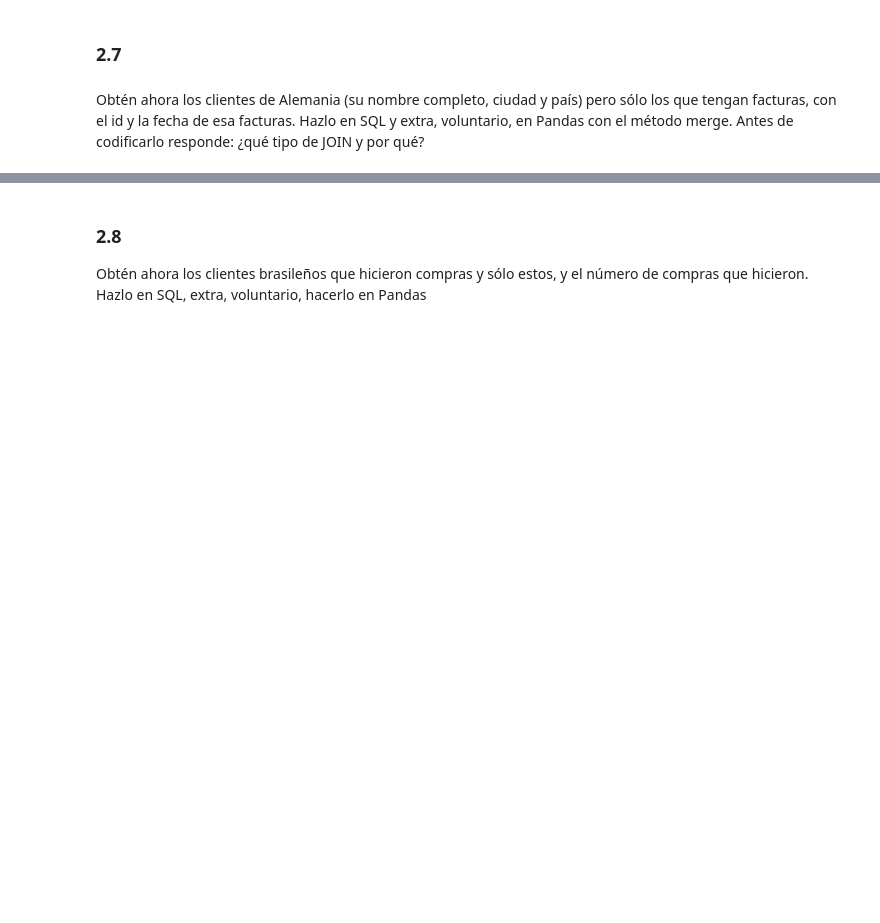
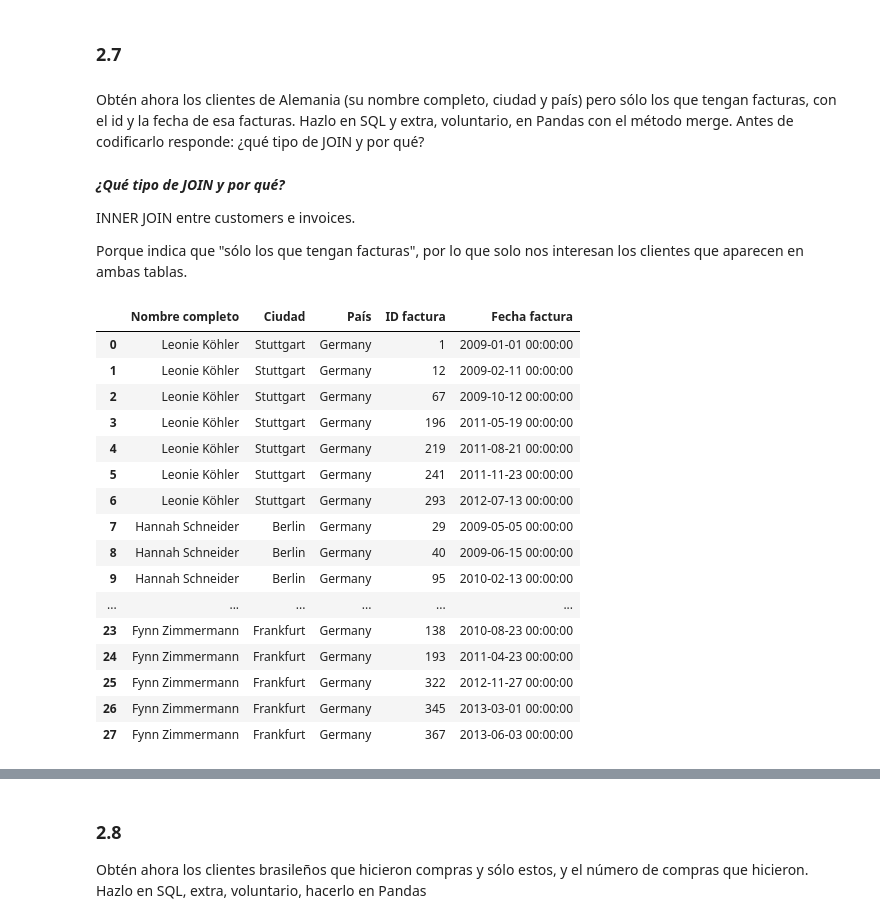
Before and after one commit to lucia-adreina-vetrano/TB-Lucia, a Jupyter notebook: 03_Data_Analysis/Sprint_06/Unidad_01_Procesado_Datos_Internos_BBDD/03_Practica_Obligatoria/18_Practica_Obligatoria_SQL.ipynb, the cells around one changed output, grey strips where cells are left out. Drawn from its saved outputs; the diff is of its cells as text; code cells hidden in the pictures; blank space fills up the shorter version.

```diff
--- a/03_Data_Analysis/Sprint_06/Unidad_01_Procesado_Datos_Internos_BBDD/03_Practica_Obligatoria/18_Practica_Obligatoria_SQL.ipynb
+++ b/03_Data_Analysis/Sprint_06/Unidad_01_Procesado_Datos_Internos_BBDD/03_Practica_Obligatoria/18_Practica_Obligatoria_SQL.ipynb
@@ -14,4 +17,16 @@ Importa los paquetes y módulos que necesites a lo largo del notebook
 # %% [markdown]
 Conectate a la base de datos "Chinook.db" que ya conoces y está en la ruta "./data/chinook.db". Sobre esa conexión crea un cursor para acceder a ella.
+# %%
+connection = sqlite3.connect("./data/chinook.db")
+po_cursor = connection.cursor()
 # %% [markdown]
 Si quieres, crea una función que te simplifique la ejecución de queries, usa la que has visto en los workouts o bien una que esté basada en pd.read_sql
+# %%
+def sql_query(query):
+    po_cursor.execute(query)
+    ans = po_cursor.fetchall()
+    names = [description[0] for description in po_cursor.description]
+    return pd.DataFrame(ans,columns=names)
+
+query = "SELECT name FROM sqlite_master WHERE type='table'" # comprobación de que todo vaya OK
+sql_query(query)
@@ -128,0 +417,35 @@ Obtén ahora los clientes de Alemania (su nombre completo, ciudad y país) pero
+# %% [markdown]
+***¿Qué tipo de JOIN y por qué?***
+
+INNER JOIN entre customers e invoices.
+
+Porque indica que "sólo los que tengan facturas", por lo que solo nos interesan los clientes que aparecen en ambas tablas.
+# %%
+# SQL
+query = '''
+SELECT CONCAT(a.FirstName, " ", a.LastName)  "Nombre completo", a.City "Ciudad", a.Country "País", b.InvoiceId "ID factura", b.InvoiceDate "Fecha factura"
+FROM customers a
+INNER JOIN invoices b
+ON a.CustomerId = b.CustomerId
+WHERE a.Country = "Germany"
+ORDER BY a.LastName, b.InvoiceDate
+'''
+sql_query(query)
+# %% [output]
+|  | Nombre completo | Ciudad | País | ID factura | Fecha factura |
+| 0 | Leonie Köhler | Stuttgart | Germany | 1 | 2009-01-01 00:00:00 |
+| 1 | Leonie Köhler | Stuttgart | Germany | 12 | 2009-02-11 00:00:00 |
+| 2 | Leonie Köhler | Stuttgart | Germany | 67 | 2009-10-12 00:00:00 |
+| 3 | Leonie Köhler | Stuttgart | Germany | 196 | 2011-05-19 00:00:00 |
+| 4 | Leonie Köhler | Stuttgart | Germany | 219 | 2011-08-21 00:00:00 |
+| 5 | Leonie Köhler | Stuttgart | Germany | 241 | 2011-11-23 00:00:00 |
+| 6 | Leonie Köhler | Stuttgart | Germany | 293 | 2012-07-13 00:00:00 |
+| 7 | Hannah Schneider | Berlin | Germany | 29 | 2009-05-05 00:00:00 |
+| 8 | Hannah Schneider | Berlin | Germany | 40 | 2009-06-15 00:00:00 |
+| 9 | Hannah Schneider | Berlin | Germany | 95 | 2010-02-13 00:00:00 |
+| ... | ... | ... | ... | ... | ... |
+| 23 | Fynn Zimmermann | Frankfurt | Germany | 138 | 2010-08-23 00:00:00 |
+| 24 | Fynn Zimmermann | Frankfurt | Germany | 193 | 2011-04-23 00:00:00 |
+| 25 | Fynn Zimmermann | Frankfurt | Germany | 322 | 2012-11-27 00:00:00 |
+| 26 | Fynn Zimmermann | Frankfurt | Germany | 345 | 2013-03-01 00:00:00 |
+| 27 | Fynn Zimmermann | Frankfurt | Germany | 367 | 2013-06-03 00:00:00 |
```
Also changed, not shown: parts of 32 cells of this notebook, 2 other files.
